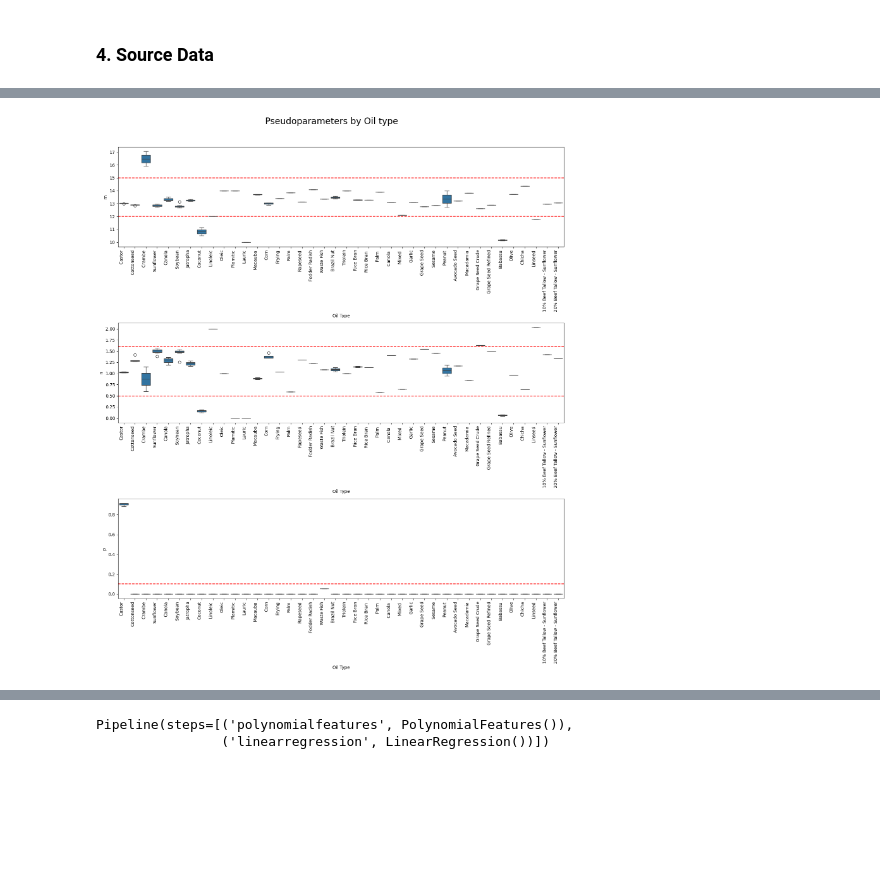
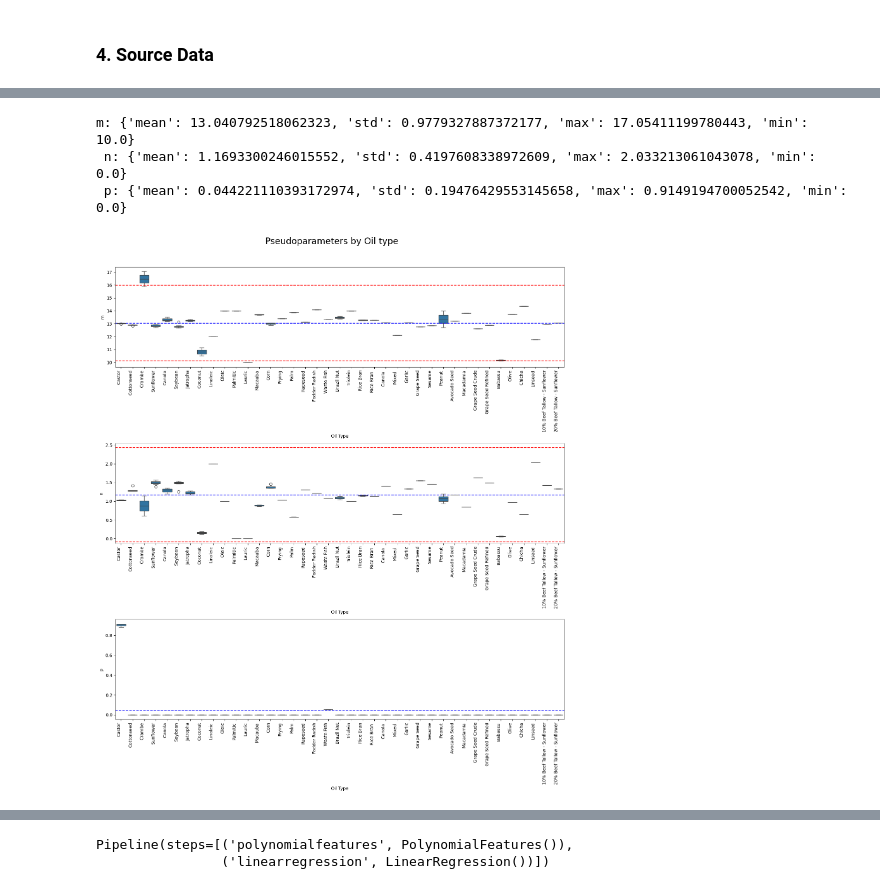
Before and after one commit to Juandhb99/ThermOleo, a Jupyter notebook: ExperimentalData/experimental_data_analysis.ipynb, the cells around one changed output, grey strips where cells are left out. Drawn from its saved outputs; the diff is of its cells as text; code cells hidden in the pictures; blank space fills up the shorter version.

Commit message:
update analysis , correlations and fix name bug

```diff
--- a/ExperimentalData/experimental_data_analysis.ipynb
+++ b/ExperimentalData/experimental_data_analysis.ipynb
@@ -376,7 +376,7 @@ from matplotlib import cm
 from scipy.interpolate import griddata
 # %%
 
-df = pl.read_excel(r"C:\Juan\Maestría\Code\oleosim\SensitivityAnalysis\profile_coeffs_ref.xlsx")
+df = pl.read_excel(r"C:\Juan\Maestría\Code\oleosim\SensitivityAnalysis\data\profile_coeffs_ref.xlsx")
 # %%
 filtered_df = df.filter(
     ~(
@@ -480,37 +496,58 @@ df_pandas
+# %%
+def calculate_stats(df, parameters):
+    mean_value = df[parameters].mean()
+    std_value = df[parameters].std()
+    max_value = df[parameters].max()
+    min_value = df[parameters].min()
+
+    return {"mean":mean_value, "std":std_value, "max":max_value, "min":min_value}
+
+
+stats_m = calculate_stats(df_pandas, "m")
+stats_n = calculate_stats(df_pandas, "n")
+stats_p = calculate_stats(df_pandas, "p")
+# %%
+print(f"m: {stats_m} \n", f"n: {stats_n} \n", f"p: {stats_p} \n")
+# %% [output]
+m: {'mean': 13.040792518062323, 'std': 0.9779327887372177, 'max': 17.05411199780443, 'min': 10.0}
+ n: {'mean': 1.1693300246015552, 'std': 0.4197608338972609, 'max': 2.033213061043078, 'min': 0.0}
+ p: {'mean': 0.044221110393172974, 'std': 0.19476429553145658, 'max': 0.9149194700052542, 'min': 0.0}
 # %%
 
 columns = ['m', 'n', 'p']
 # for comparing distributions between groups
 fig, axes = plt.subplots(3, 1, figsize=(15, 18))
 fig.suptitle('Pseudoparameters by Oil type', fontsize=20)
 
 axes = axes.flatten()
 
 sns.boxplot(x='Source', y="m", data=df_pandas, ax=axes[0])
 axes[0].set_xlabel('Oil Type')
 axes[0].set_ylabel("m")
-axes[0].axhline(y=12, color="red", linestyle="--")
-axes[0].axhline(y=15, color="red", linestyle="--")
+axes[0].axhline(y=stats_m["mean"], color="blue", linestyle="--")
+axes[0].axhline(y=stats_m["mean"] + stats_m["std"]*3, color="red", linestyle="--")
+axes[0].axhline(y=stats_m["mean"] - stats_m["std"]*3, color="red", linestyle="--")
 plt.setp(axes[0].get_xticklabels(), rotation=90, ha='right')
 
 sns.boxplot(x='Source', y="n", data=df_pandas, ax=axes[1])
 axes[1].set_xlabel('Oil Type')
 axes[1].set_ylabel("n")
-axes[1].axhline(y=1.6, color="red", linestyle="--")
-axes[1].axhline(y=0.5, color="red", linestyle="--")
+axes[1].axhline(y=stats_n["mean"], color="blue", linestyle="--")
+axes[1].axhline(y=stats_n["mean"] + stats_n["std"]*3, color="red", linestyle="--")
+axes[1].axhline(y=stats_n["mean"] - stats_n["std"]*3, color="red", linestyle="--")
 plt.setp(axes[1].get_xticklabels(), rotation=90, ha='right')
 
 sns.boxplot(x='Source', y="p", data=df_pandas, ax=axes[2])
 axes[2].set_xlabel('Oil Type')
 axes[2].set_ylabel("p")
-axes[2].axhline(y=0.1, color="red", linestyle="--")
+axes[2].axhline(y=stats_p["mean"], color="blue", linestyle="--")
 plt.setp(axes[2].get_xticklabels(), rotation=90, ha='right')
 
 
 plt.tight_layout(rect=[0, 0, 1, 0.96])
 plt.show()
 # %% [output]
-[figure, old version]
+[figure, new version]
 # %%
 def surface_plot(X, Y, Z, title, x_label, y_label, z_label, bar_label):
     # Create a grid for interpolation
```
Also changed, not shown: parts of 32 cells of this notebook, 1 other file.
